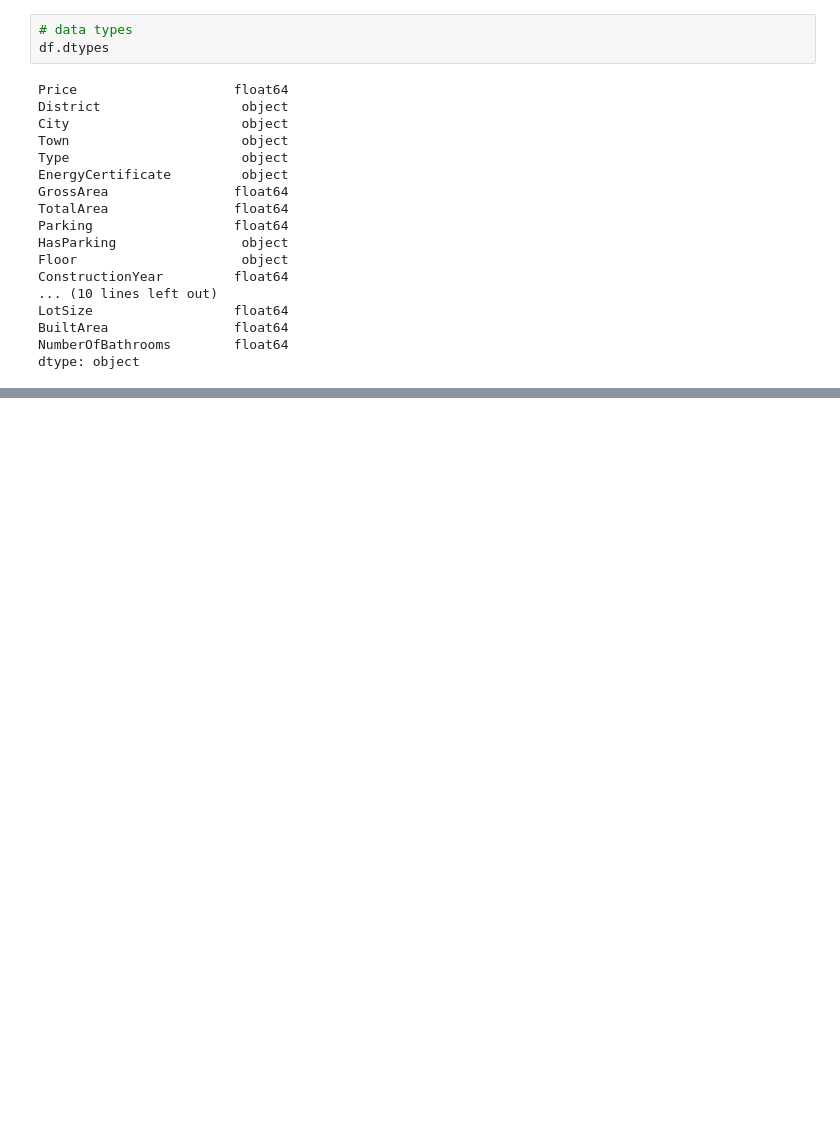
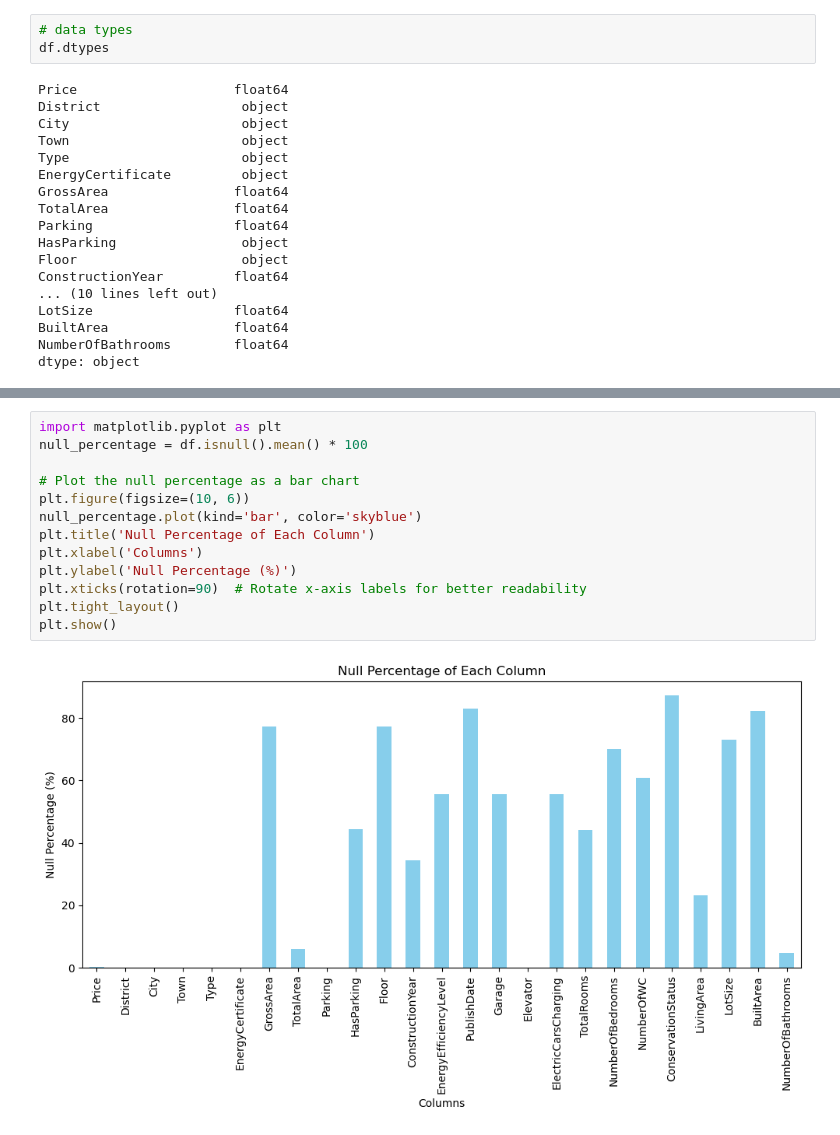
Before and after one commit to wesdpre/TAACProject2, a Jupyter notebook: pre-modelling.ipynb, the cells around one changed output, grey strips where cells are left out. Saved outputs shown, nothing was run; the diff lists cells and outputs as text; blank space fills up the shorter version.

```diff
--- a/pre-modelling.ipynb
+++ b/pre-modelling.ipynb
@@ -129,2 +118,17 @@ data shape: (122223, 25)
+# %%
+import matplotlib.pyplot as plt
+null_percentage = df.isnull().mean() * 100
+
+# Plot the null percentage as a bar chart
+plt.figure(figsize=(10, 6))
+null_percentage.plot(kind='bar', color='skyblue')
+plt.title('Null Percentage of Each Column')
+plt.xlabel('Columns')
+plt.ylabel('Null Percentage (%)')
+plt.xticks(rotation=90)  # Rotate x-axis labels for better readability
+plt.tight_layout()
+plt.show()
+# %% [output]
+[figure, added]
 # %%
 # to test ydata_profiling whith a smaller data set
```
Also changed, not shown: parts of 27 cells of this notebook.
